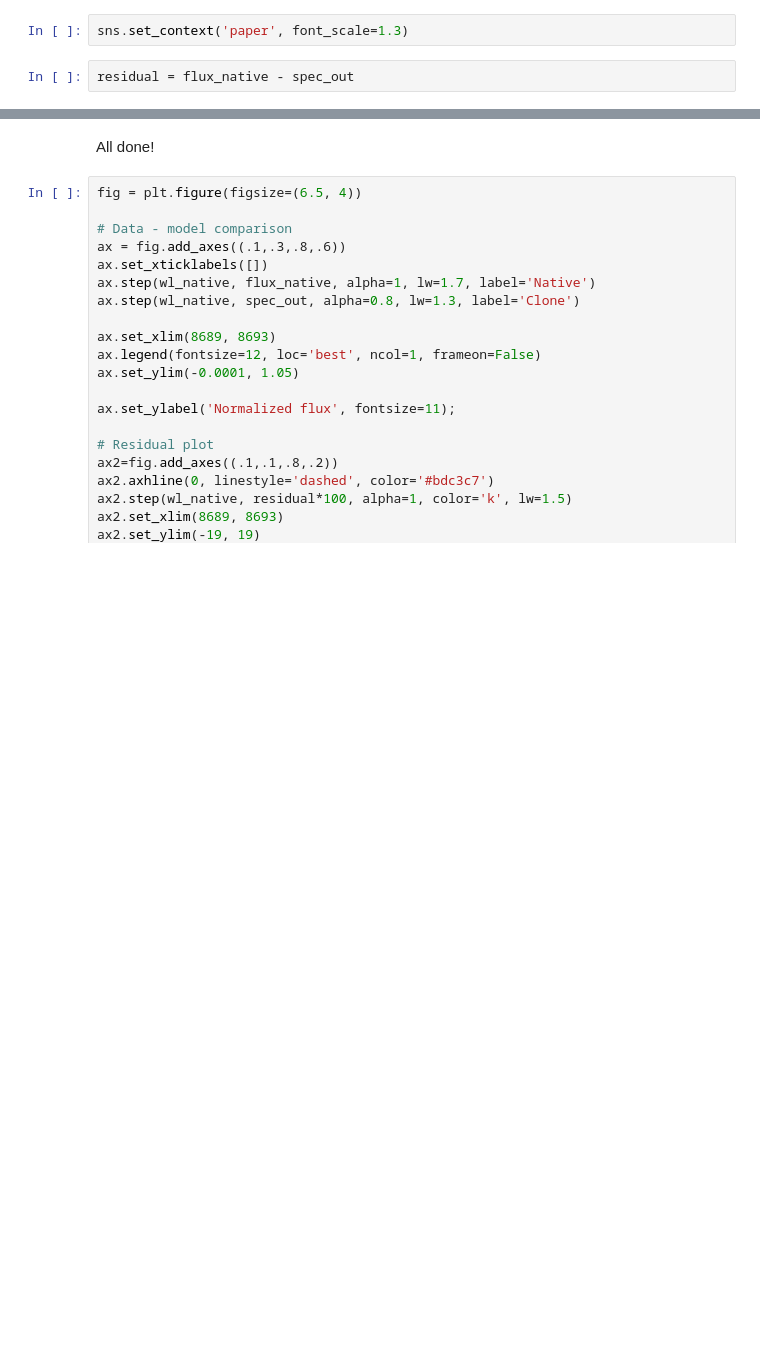
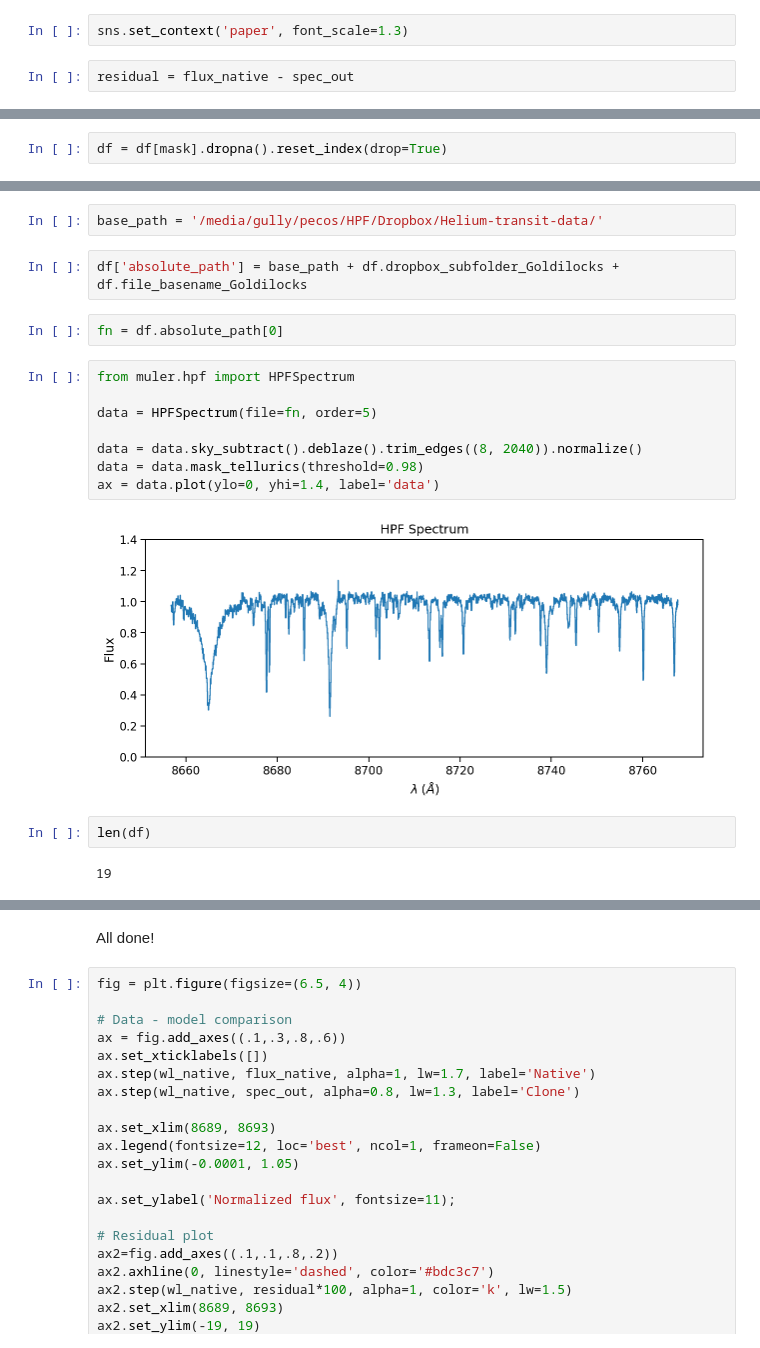
Before and after one commit to gully/blase, a Jupyter notebook: notebooks/paper_figure_Cloned_model_with_inset.ipynb, the cells around one changed output, grey strips where cells are left out. Drawn from its saved outputs; the diff is of its cells as text; blank space fills up the shorter version.

```diff
--- a/notebooks/paper_figure_Cloned_model_with_inset.ipynb
+++ b/notebooks/paper_figure_Cloned_model_with_inset.ipynb
@@ -90,0 +97,2 @@ mask.sum() / len(wl_native)
+# %%
+df = df[mask].dropna().reset_index(drop=True)
@@ -90,0 +108,20 @@ mask.sum() / len(wl_native)
+# %%
+base_path = '/media/gully/pecos/HPF/Dropbox/Helium-transit-data/'
+# %%
+df['absolute_path'] = base_path + df.dropbox_subfolder_Goldilocks + df.file_basename_Goldilocks
+# %%
+fn = df.absolute_path[0]
+# %%
+from muler.hpf import HPFSpectrum
+
+data = HPFSpectrum(file=fn, order=5)
+
+data = data.sky_subtract().deblaze().trim_edges((8, 2040)).normalize()
+data = data.mask_tellurics(threshold=0.98)
+ax = data.plot(ylo=0, yhi=1.4, label='data')
+# %% [output]
+[figure, added]
+# %%
+len(df)
+# %% [output]
+19
```
Also changed, not shown: parts of 29 cells of this notebook, 4 other files.
